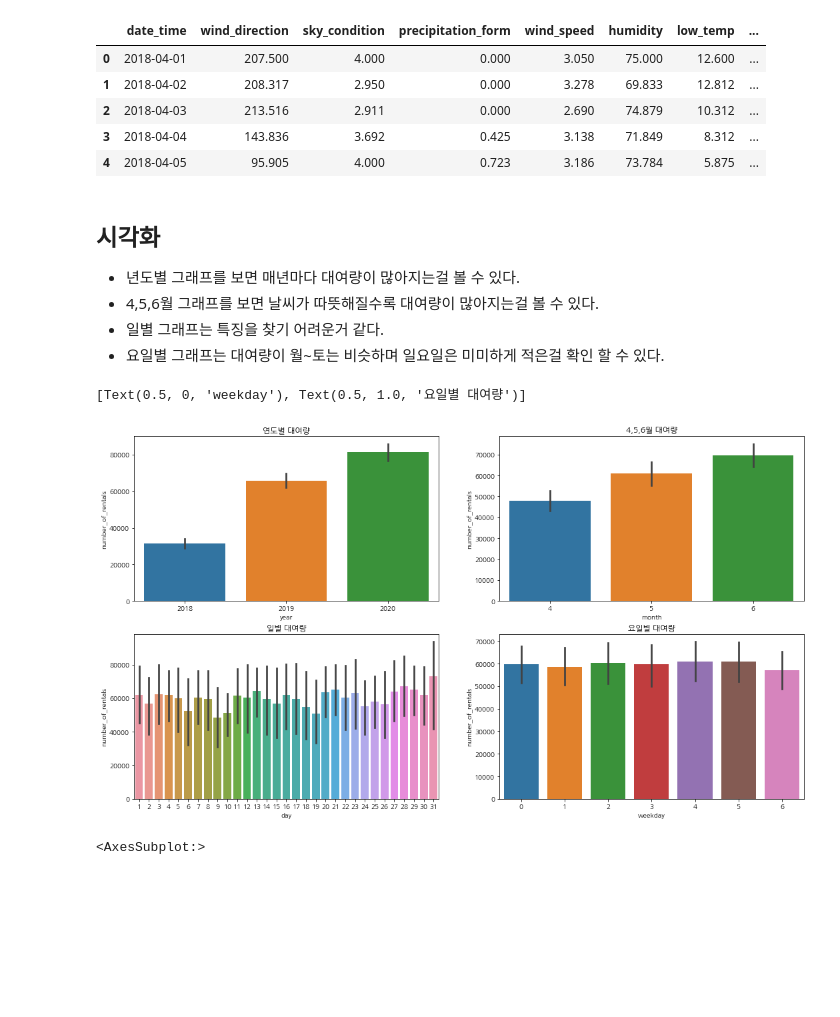
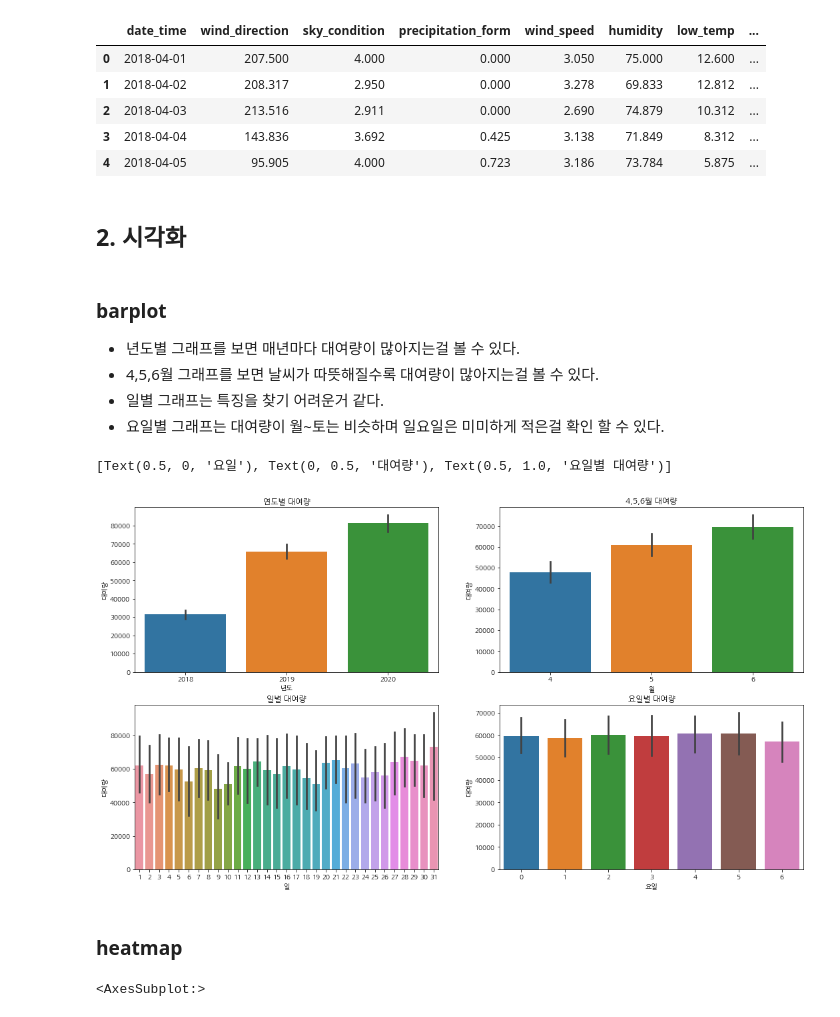
Before and after one commit to choiuikang/contest, a Jupyter notebook: dacon/Untitled.ipynb, the cells around one changed output. Drawn from its saved outputs; the diff is of its cells as text; code cells hidden in the pictures; blank space fills up the shorter version.

```diff
--- a/dacon/Untitled.ipynb
+++ b/dacon/Untitled.ipynb
@@ -131,8 +144,10 @@ train.head()
 | 2 | 2018-04-03 | 213.516 | 2.911 | 0.000 | 2.690 | 74.879 | 10.312 | ... |
 | 3 | 2018-04-04 | 143.836 | 3.692 | 0.425 | 3.138 | 71.849 | 8.312 | ... |
 | 4 | 2018-04-05 | 95.905 | 4.000 | 0.723 | 3.186 | 73.784 | 5.875 | ... |
+# %% [markdown]
+## 2. 시각화
 # %% [markdown]
-## 시각화
+### barplot
 - 년도별 그래프를 보면 매년마다 대여량이 많아지는걸 볼 수 있다.
 - 4,5,6월 그래프를 보면 날씨가 따뜻해질수록 대여량이 많아지는걸 볼 수 있다.
 - 일별 그래프는 특징을 찾기 어려운거 같다.
@@ -140,19 +155,21 @@ train.head()
 # %%
 figure, ((ax1,ax2), (ax3,ax4)) = plt.subplots(nrows=2, ncols=2)
 figure.set_size_inches(18,10)
 
 sns.barplot(data=train, x="year", y="number_of_rentals", ax=ax1)
 sns.barplot(data=train, x="month", y="number_of_rentals", ax=ax2)
 sns.barplot(data=train, x="day", y="number_of_rentals", ax=ax3)
 sns.barplot(data=train, x="weekday", y="number_of_rentals", ax=ax4)
 
-ax1.set(ylabel='number_of_rentals',title="연도별 대여량")
-ax2.set(xlabel='month',title="4,5,6월 대여량")
-ax3.set(xlabel='day', title="일별 대여량")
-ax4.set(xlabel='weekday', title="요일별 대여량")
+ax1.set(ylabel='대여량',xlabel='년도', title="연도별 대여량")
+ax2.set(xlabel='월',ylabel='대여량',title="4,5,6월 대여량")
+ax3.set(xlabel='일',ylabel='대여량',title="일별 대여량")
+ax4.set(xlabel='요일',ylabel='대여량', title="요일별 대여량")
 # %% [output]
-[Text(0.5, 0, 'weekday'), Text(0.5, 1.0, '요일별 대여량')]
+[Text(0.5, 0, '요일'), Text(0, 0.5, '대여량'), Text(0.5, 1.0, '요일별 대여량')]
-[figure, old version]
+[figure, new version]
+# %% [markdown]
+### heatmap
 # %%
 fig, ax = plt.subplots()
 fig.set_size_inches(20,10)
```
Also changed, not shown: parts of 17 cells of this notebook.
